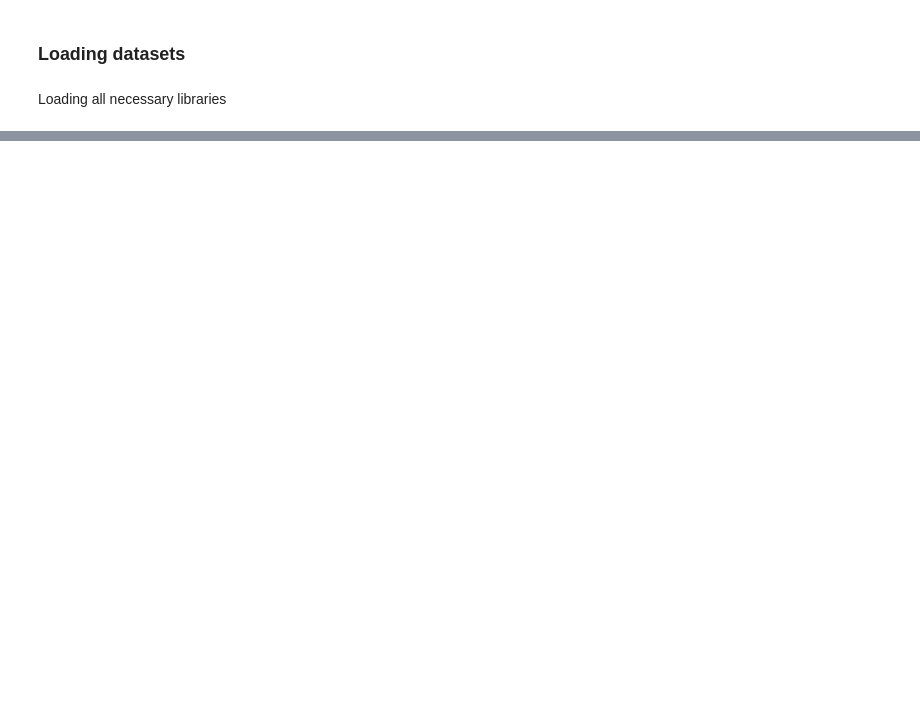
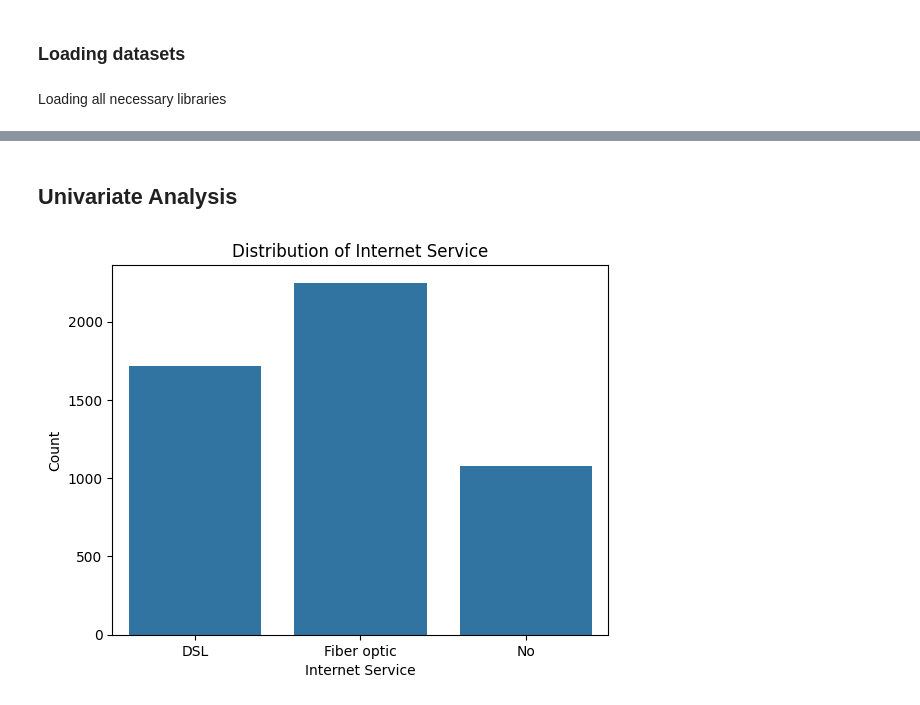
Before and after one commit to Phannsi/ML-Project-to-predict-Customer-Churn, a Jupyter notebook: Jupyter notebook.ipynb, the cells around one changed output, grey strips where cells are left out. Cells and saved outputs as stored; diff of their text form; code cells hidden in the pictures; blank space fills up the shorter version.

Commit message:
Analysis of data

```diff
--- a/Jupyter notebook.ipynb
+++ b/Jupyter notebook.ipynb
@@ -26,0 +73,3 @@ Note: you may need to restart the kernel to use updated packages.
+# %%
+table_2 = pd.read_csv("Data\LP2_Telco-churn-second-2000.csv")
+table_2.head()
@@ -26,0 +213,3 @@ Note: you may need to restart the kernel to use updated packages.
+# %%
+train = pd.concat([table_1, table_2])
+train
@@ -26,0 +232,4 @@ Note: you may need to restart the kernel to use updated packages.
+# %%
+#Drop the unnecesary columns
+train.drop('customerID', axis=1, inplace=True)
+test.drop('customerID', axis=1, inplace=True)
@@ -26,0 +307,6 @@ Note: you may need to restart the kernel to use updated packages.
+# %%
+#Change the data type of the Total Charges column
+train['TotalCharges'] = train['TotalCharges'].replace(' ', np.nan)
+
+#Convert The total charges column into float
+train["TotalCharges"]=train.TotalCharges.apply(lambda x:float(x))
@@ -26,0 +329,11 @@ Note: you may need to restart the kernel to use updated packages.
+# %% [markdown]
+## Univariate Analysis
+# %%
+#The distribution of Internet Service
+sns.countplot(x='InternetService', data=train)
+plt.xlabel('Internet Service')
+plt.ylabel('Count')
+plt.title('Distribution of Internet Service')
+plt.show()
+# %% [output]
+[figure, added]
```
Also changed, not shown: parts of 42 cells of this notebook.
